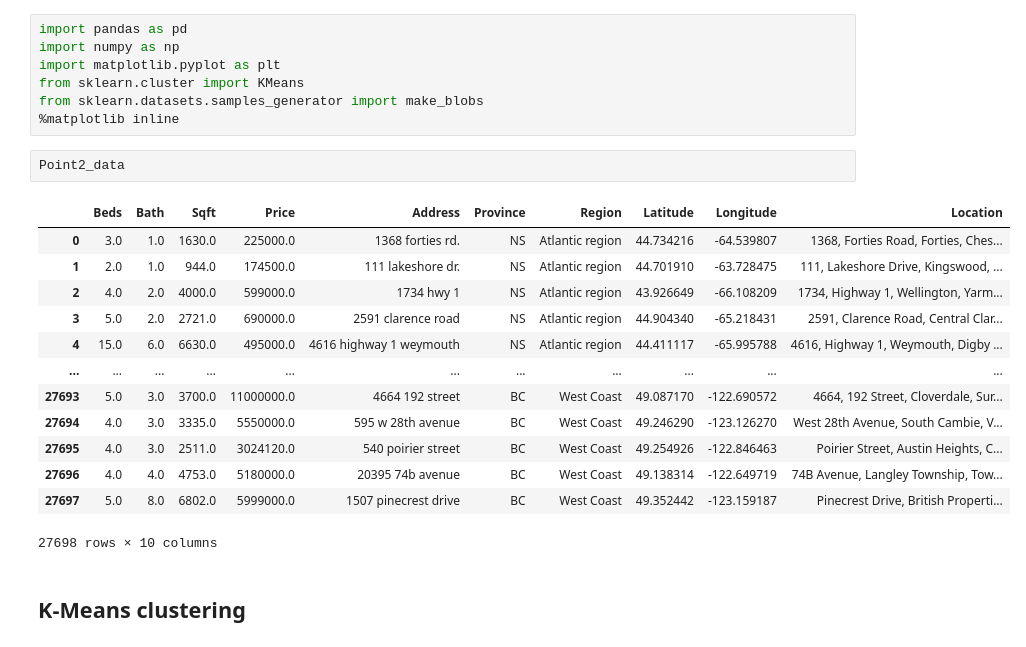
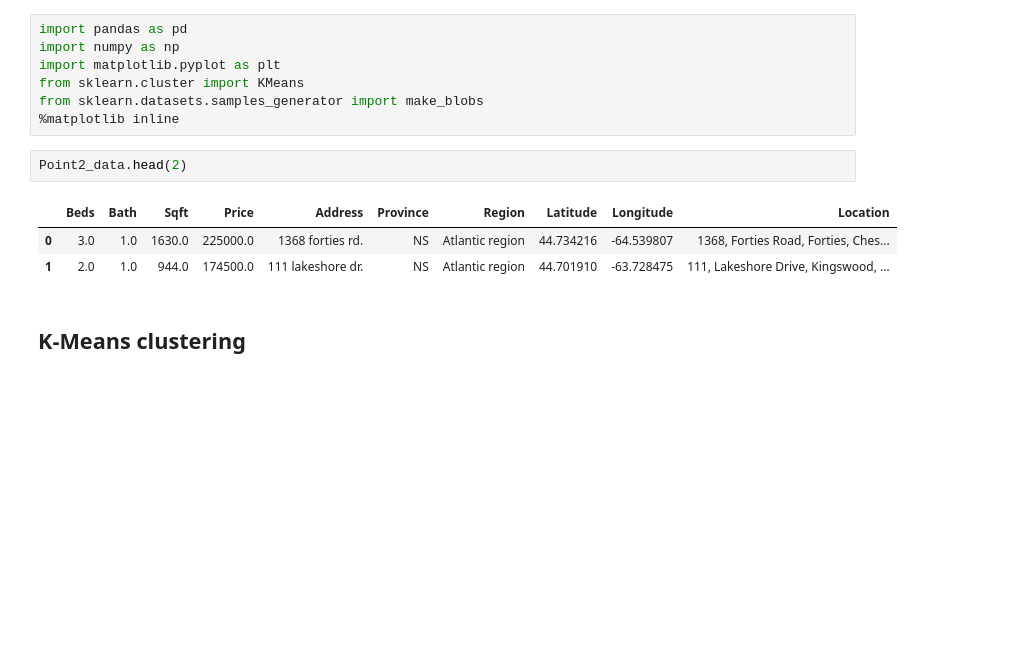
Before and after one commit to NightmareZYR/Housing-market-in-Canada, a Jupyter notebook: Data Machine Learning 0.ipynb, the cells around one changed output. Cells and saved outputs as stored; diff of their text form; blank space fills up the shorter version.

```diff
--- a/Data Machine Learning 0.ipynb
+++ b/Data Machine Learning 0.ipynb
@@ -12,21 +12,11 @@ from sklearn.cluster import KMeans
 from sklearn.datasets.samples_generator import make_blobs
 %matplotlib inline
 # %%
-Point2_data
+Point2_data.head(2)
 # %% [output]
 |  | Beds | Bath | Sqft | Price | Address | Province | Region | Latitude | Longitude | Location |
 | 0 | 3.0 | 1.0 | 1630.0 | 225000.0 | 1368 forties rd. | NS | Atlantic region | 44.734216 | -64.539807 | 1368, Forties Road, Forties, Ches... |
 | 1 | 2.0 | 1.0 | 944.0 | 174500.0 | 111 lakeshore dr. | NS | Atlantic region | 44.701910 | -63.728475 | 111, Lakeshore Drive, Kingswood, ... |
-| 2 | 4.0 | 2.0 | 4000.0 | 599000.0 | 1734 hwy 1 | NS | Atlantic region | 43.926649 | -66.108209 | 1734, Highway 1, Wellington, Yarm... |
-| 3 | 5.0 | 2.0 | 2721.0 | 690000.0 | 2591 clarence road | NS | Atlantic region | 44.904340 | -65.218431 | 2591, Clarence Road, Central Clar... |
-| 4 | 15.0 | 6.0 | 6630.0 | 495000.0 | 4616 highway 1 weymouth | NS | Atlantic region | 44.411117 | -65.995788 | 4616, Highway 1, Weymouth, Digby ... |
-| ... | ... | ... | ... | ... | ... | ... | ... | ... | ... | ... |
-| 27693 | 5.0 | 3.0 | 3700.0 | 11000000.0 | 4664 192 street | BC | West Coast | 49.087170 | -122.690572 | 4664, 192 Street, Cloverdale, Sur... |
-| 27694 | 4.0 | 3.0 | 3335.0 | 5550000.0 | 595 w 28th avenue | BC | West Coast | 49.246290 | -123.126270 | West 28th Avenue, South Cambie, V... |
-| 27695 | 4.0 | 3.0 | 2511.0 | 3024120.0 | 540 poirier street | BC | West Coast | 49.254926 | -122.846463 | Poirier Street, Austin Heights, C... |
-| 27696 | 4.0 | 4.0 | 4753.0 | 5180000.0 | 20395 74b avenue | BC | West Coast | 49.138314 | -122.649719 | 74B Avenue, Langley Township, Tow... |
-| 27697 | 5.0 | 8.0 | 6802.0 | 5999000.0 | 1507 pinecrest drive | BC | West Coast | 49.352442 | -123.159187 | Pinecrest Drive, British Properti... |
-27698 rows × 10 columns
 # %% [markdown]
 ## K-Means clustering
 # %%
```
Also changed, not shown: parts of 8 cells of this notebook, 9 other files.
